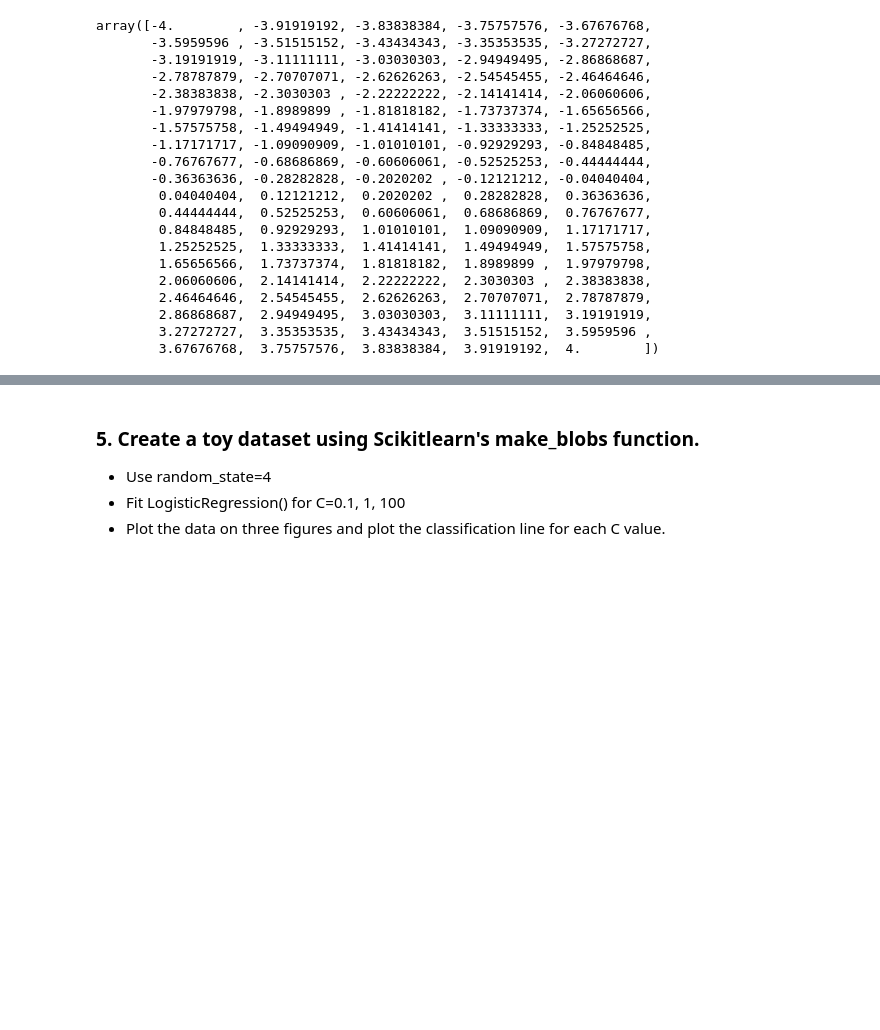
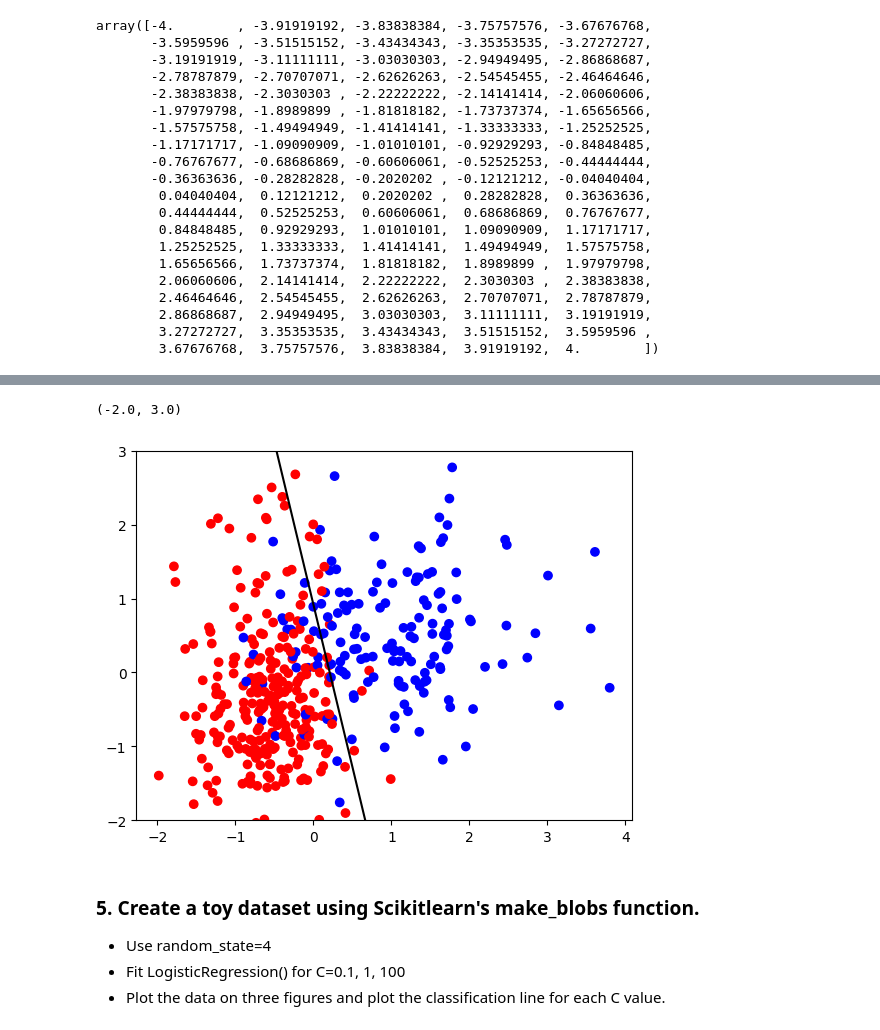
Before and after one commit to arifaygun/Magnimind-ML, a Jupyter notebook: AA_4_01_LogisticReg_LinearSVMSt.ipynb, the cells around one changed output, grey strips where cells are left out. Cells and saved outputs as stored; diff of their text form; code cells hidden in the pictures; blank space fills up the shorter version.

```diff
--- a/AA_4_01_LogisticReg_LinearSVMSt.ipynb
+++ b/AA_4_01_LogisticReg_LinearSVMSt.ipynb
@@ -236,3 +266,10 @@ w1*x1 + w2*x2 + b
+# %%
+plt.scatter(X_train[:,0], X_train[:,1], c=y_train, cmap='bwr')
+plt.plot(x1,x2, c='k')
+plt.ylim(-2,3)
+# %% [output]
+(-2.0, 3.0)
+[figure, added]
 # %% [markdown]
 ### 5. Create a toy dataset using Scikitlearn's make_blobs function.
 - Use random_state=4
```
Also changed, not shown: parts of 13 cells of this notebook.
